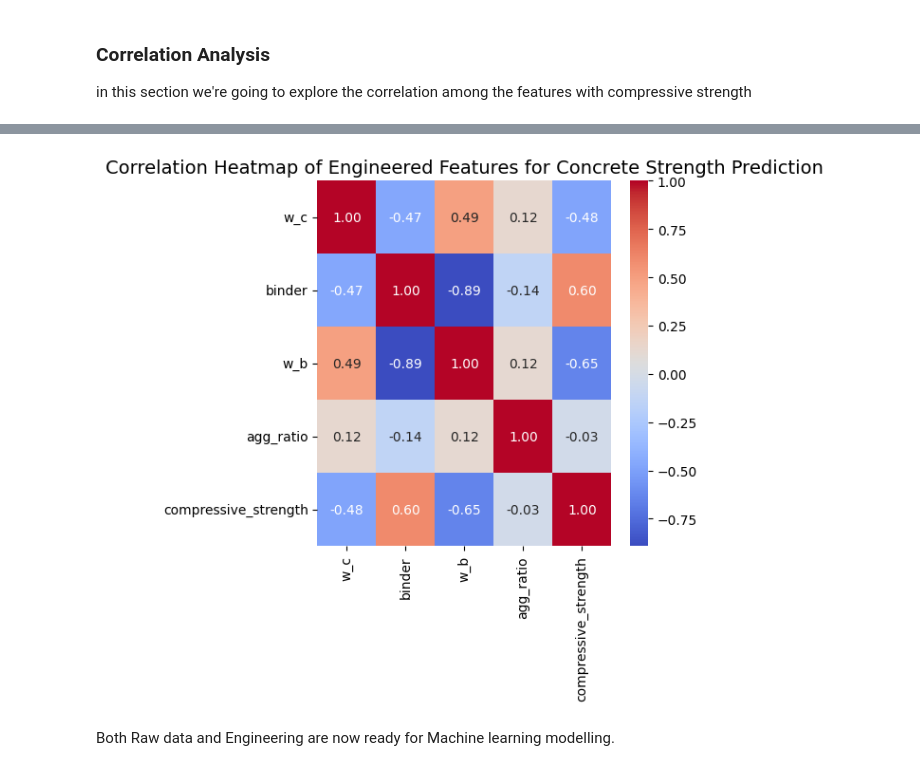
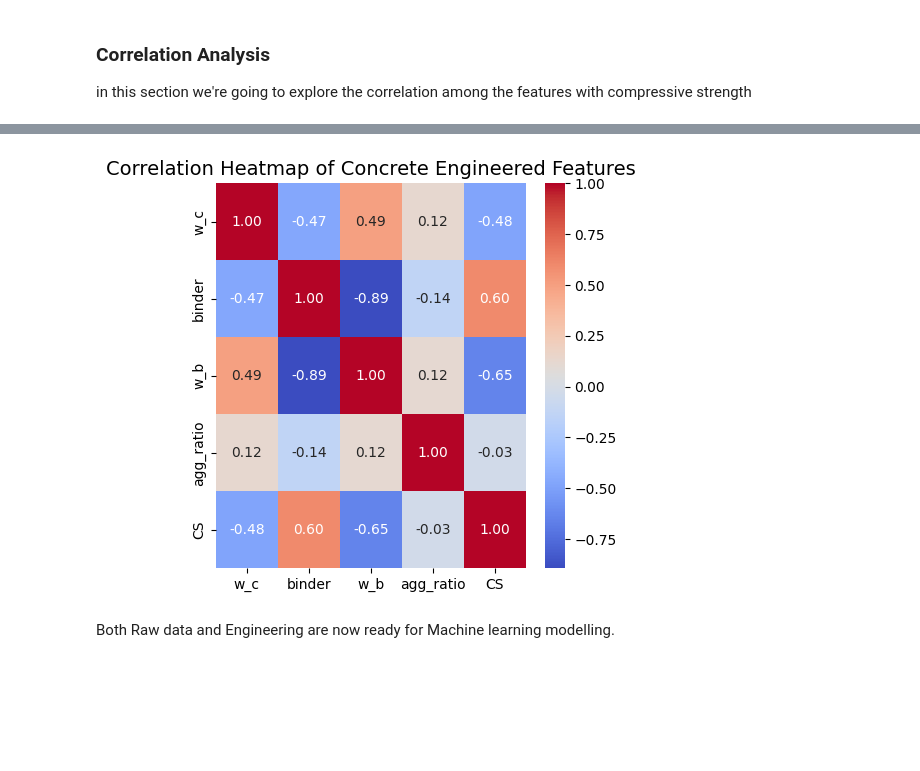
Before and after one commit to AbubakarDanhaya/Concrete_research, a Jupyter notebook: Feature_Design/Data_CleaningAndProcessing/notebook1.ipynb, the cells around one changed output, grey strips where cells are left out. Saved outputs shown, nothing was run; the diff lists cells and outputs as text; code cells hidden in the pictures; blank space fills up the shorter version.

Commit message:
renaming concrete features to their Abb

```diff
--- a/Feature_Design/Data_CleaningAndProcessing/notebook1.ipynb
+++ b/Feature_Design/Data_CleaningAndProcessing/notebook1.ipynb
@@ -32,6 +32,6 @@ Concrete compressive strength(MPa, megapascals)
 # %% [markdown]
 ### Renaming column names for ease `Data manipulation` and `vizualizations`
 # %%
-raw_data.columns = ["cement", "blast_furnace_slag", "fly_ash", "water", "superplasticizer", "coarse_aggregate", "fine_aggregate", "age", "compressive_strength"]
+raw_data.columns = ["cement", "BFS", "FA", "water", "SP", "C-Agg", "F-Agg", "age", "CS"]
 print(raw_data.columns)
 # %% [output]
@@ -195,9 +193,9 @@ $$
 #copy the raw data and introduce the engineering features
 eng_data = clean_raw_data.copy()
 eng_data['w_c'] = eng_data['water'] / eng_data['cement']
-eng_data['binder'] = eng_data['cement'] + eng_data['blast_furnace_slag'] + eng_data['fly_ash']
+eng_data['binder'] = eng_data['cement'] + eng_data['BFS'] + eng_data['FA']
 eng_data['w_b'] = eng_data['water'] / eng_data['binder']
-eng_data['agg_ratio'] = eng_data['fine_aggregate'] / eng_data['coarse_aggregate']
+eng_data['agg_ratio'] = eng_data['F-Agg'] / eng_data['C-Agg']
 
 eng_fea = eng_data[["w_c", "binder", "w_b", "agg_ratio"]]
 eng_fea.head()
@@ -240,7 +238,7 @@ plt.show()
 
 in this section we're going to explore the correlation among the features with compressive strength
 # %%
-col_of_interest = ["w_c", "binder", "w_b", "agg_ratio", "compressive_strength"]
+col_of_interest = ["w_c", "binder", "w_b", "agg_ratio", "CS"]
 df_of_interest = eng_data[col_of_interest]
 print(df_of_interest.head())
 # %% [output]
@@ -255,12 +253,12 @@ import seaborn as sns
 # %%
 corr_matrix = df_of_interest.corr()
 
 plt.figure(figsize=(5, 5))
 sns.heatmap(corr_matrix, annot=True, cmap="coolwarm", fmt=".2f", cbar=True)
-plt.title("Correlation Heatmap of Engineered Features for Concrete Strength Prediction", fontsize=14)
+plt.title("Correlation Heatmap of Concrete Engineered Features", fontsize=14)
 plt.show()
 # %% [output]
-[figure, old version]
+[figure, new version]
 # %%
 eng_data.to_csv("../data/eng_data.csv", index=False)
 clean_raw_data.to_csv("../data/raw_data.csv", index=False)
```
Also changed, not shown: parts of 4 cells of this notebook.
